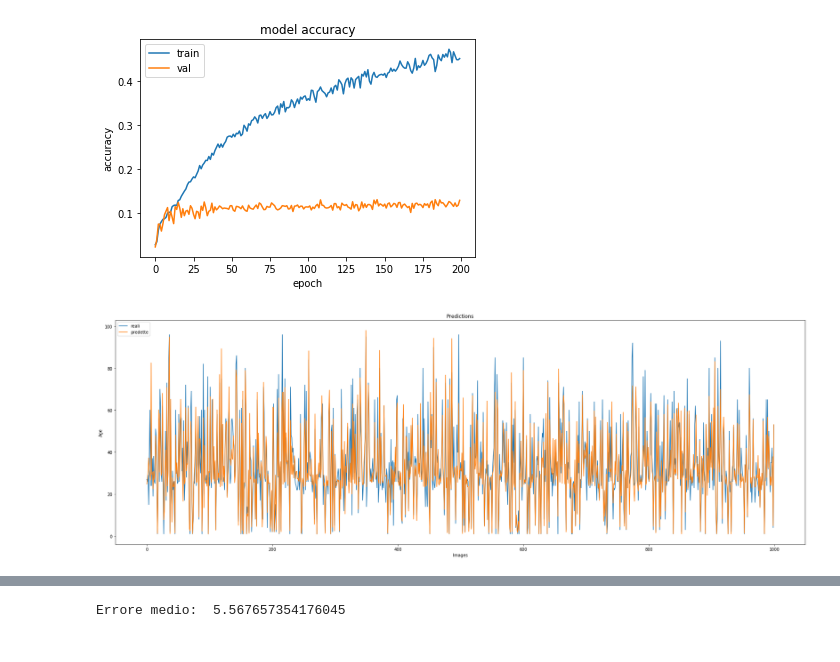
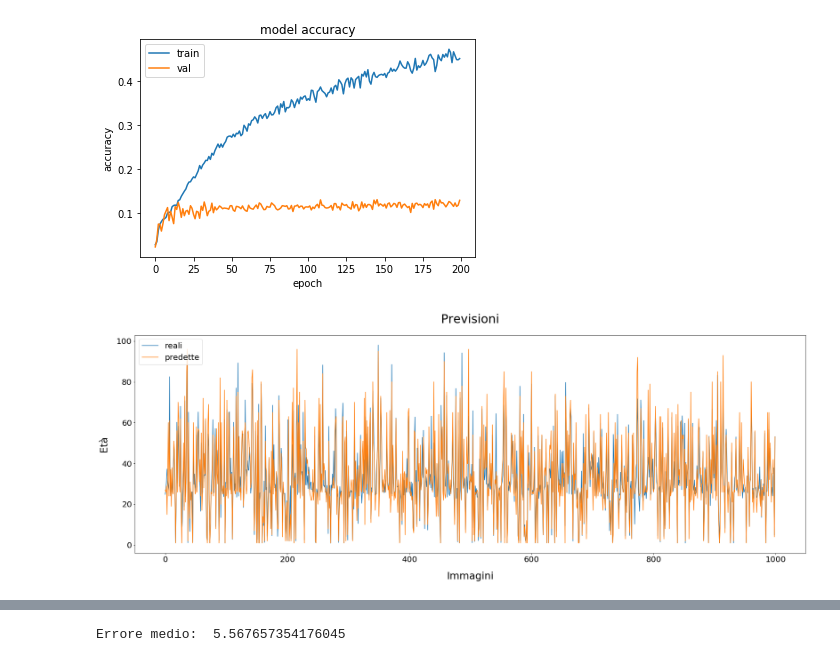
Before and after one commit to domenico97/AgeReg, a Jupyter notebook: AgeReg.ipynb, the cells around one changed output, grey strips where cells are left out. Cells and saved outputs as stored; diff of their text form; code cells hidden in the pictures.

```diff
--- a/AgeReg.ipynb
+++ b/AgeReg.ipynb
@@ -417,14 +423,15 @@ real_age = y_test[0:1000]
 # %%
 #Grafico dei valori predetti rispetto ai valori reali
 fig = plt.figure(figsize=(30,10))
-ax1 = fig.add_subplot(1,1,1)
+plt.plot(subset_predictions_age)
 plt.plot(real_age)
-plt.plot(subset_predictions_age)
-plt.title('Predictions')
-plt.ylabel('Age')
-plt.xlabel('Images')
-plt.legend(['reali', 'predette'], loc='upper left')
+plt.xticks(fontsize=20)
+plt.yticks(fontsize=20)
+plt.title('Previsioni', fontsize=30, pad = 30)
+plt.ylabel('Età', fontsize=25, labelpad=20)
+plt.xlabel('Immagini', fontsize=25, labelpad=20)
+plt.legend(['reali', 'predette'], loc='upper left', fontsize=20)
 
 plt.show()
 # %% [output]
-[figure, old version]
+[figure, new version]
```
Also changed, not shown: parts of 5 cells of this notebook.
